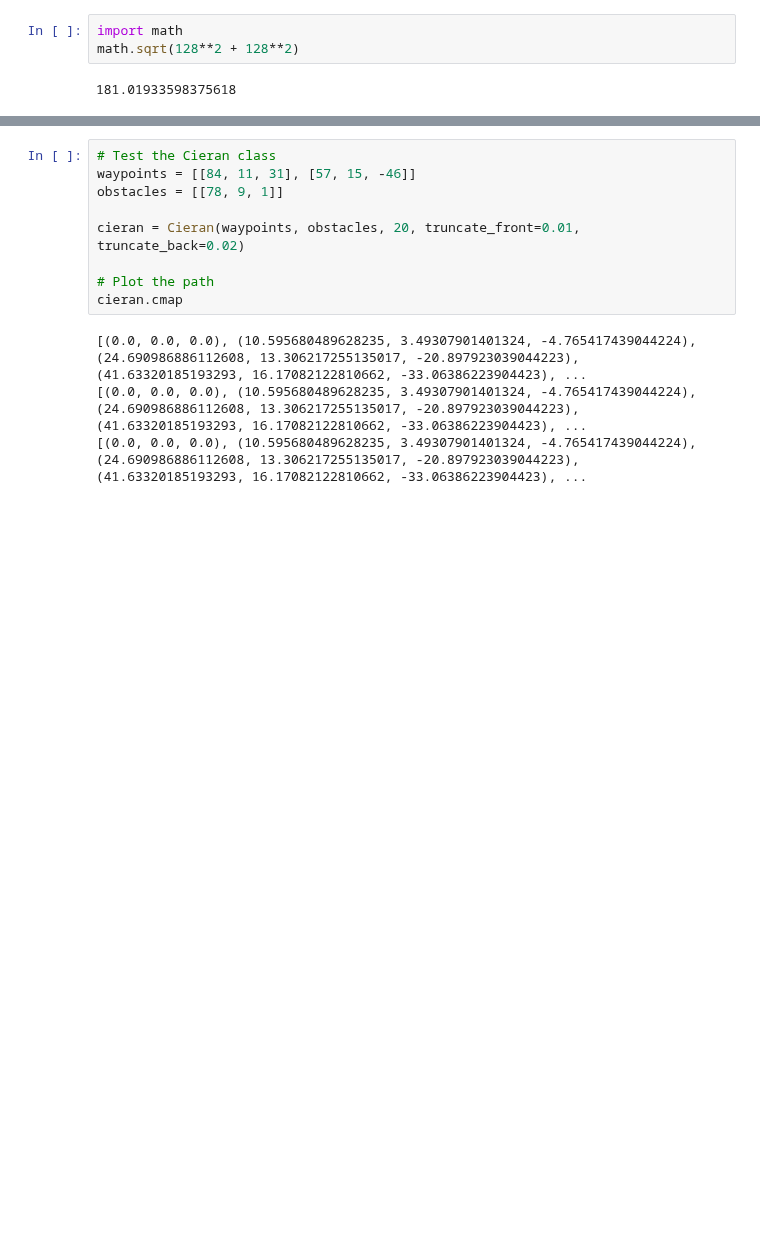
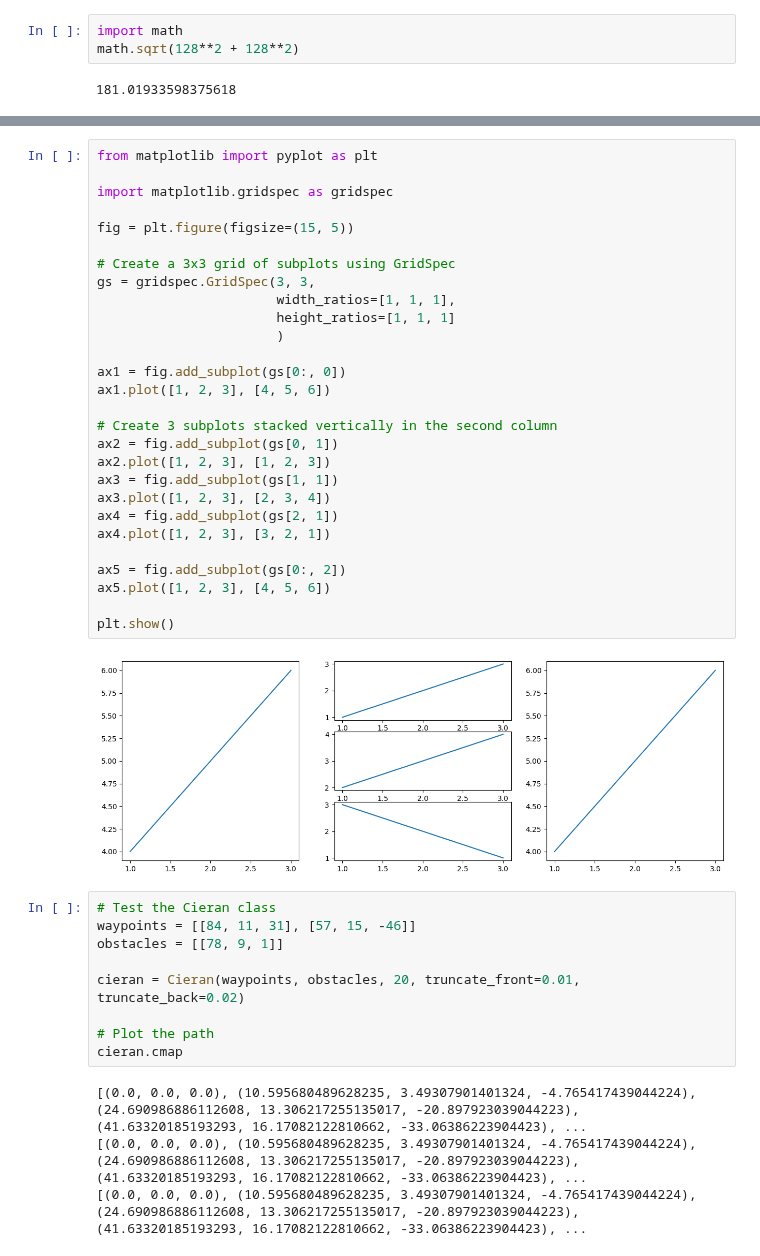
Before and after one commit to matthhong/cieran, a Jupyter notebook: ramping.ipynb, the cells around one changed output, grey strips where cells are left out. Cells and saved outputs as stored; diff of their text form; blank space fills up the shorter version.

```diff
--- a/ramping.ipynb
+++ b/ramping.ipynb
@@ -33,3 +50,33 @@ cieran.plot_all()
+# %%
+from matplotlib import pyplot as plt
+
+import matplotlib.gridspec as gridspec
+
+fig = plt.figure(figsize=(15, 5))
+
+# Create a 3x3 grid of subplots using GridSpec
+gs = gridspec.GridSpec(3, 3,
+                       width_ratios=[1, 1, 1],
+                       height_ratios=[1, 1, 1]
+                       )
+
+ax1 = fig.add_subplot(gs[0:, 0])
+ax1.plot([1, 2, 3], [4, 5, 6])
+
+# Create 3 subplots stacked vertically in the second column
+ax2 = fig.add_subplot(gs[0, 1])
+ax2.plot([1, 2, 3], [1, 2, 3])
+ax3 = fig.add_subplot(gs[1, 1])
+ax3.plot([1, 2, 3], [2, 3, 4])
+ax4 = fig.add_subplot(gs[2, 1])
+ax4.plot([1, 2, 3], [3, 2, 1])
+
+ax5 = fig.add_subplot(gs[0:, 2])
+ax5.plot([1, 2, 3], [4, 5, 6])
+
+plt.show()
+# %% [output]
+[figure, added]
 # %%
 # Test the Cieran class
 waypoints = [[84, 11, 31], [57, 15, -46]]
```
Also changed, not shown: parts of 2 cells of this notebook, 8 other files.
